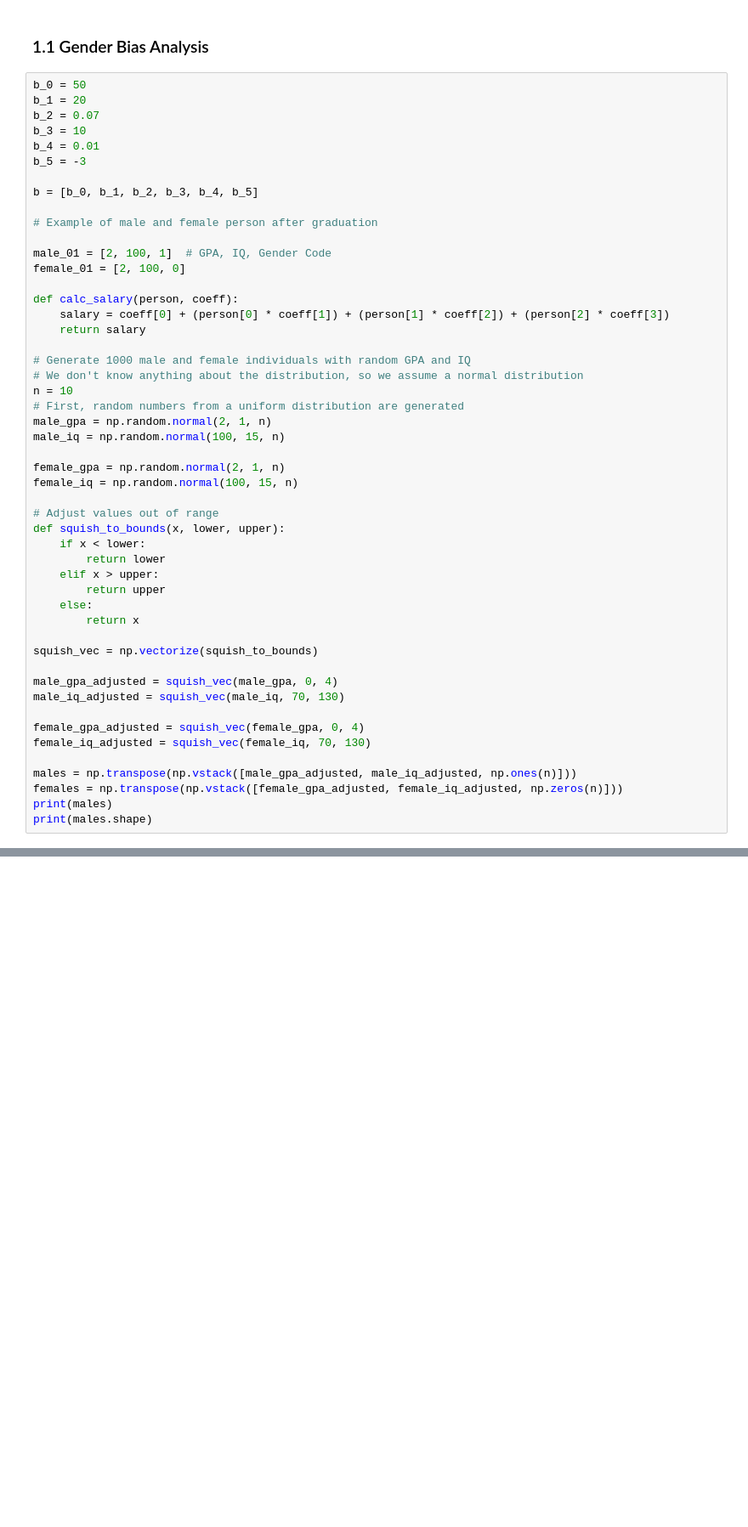
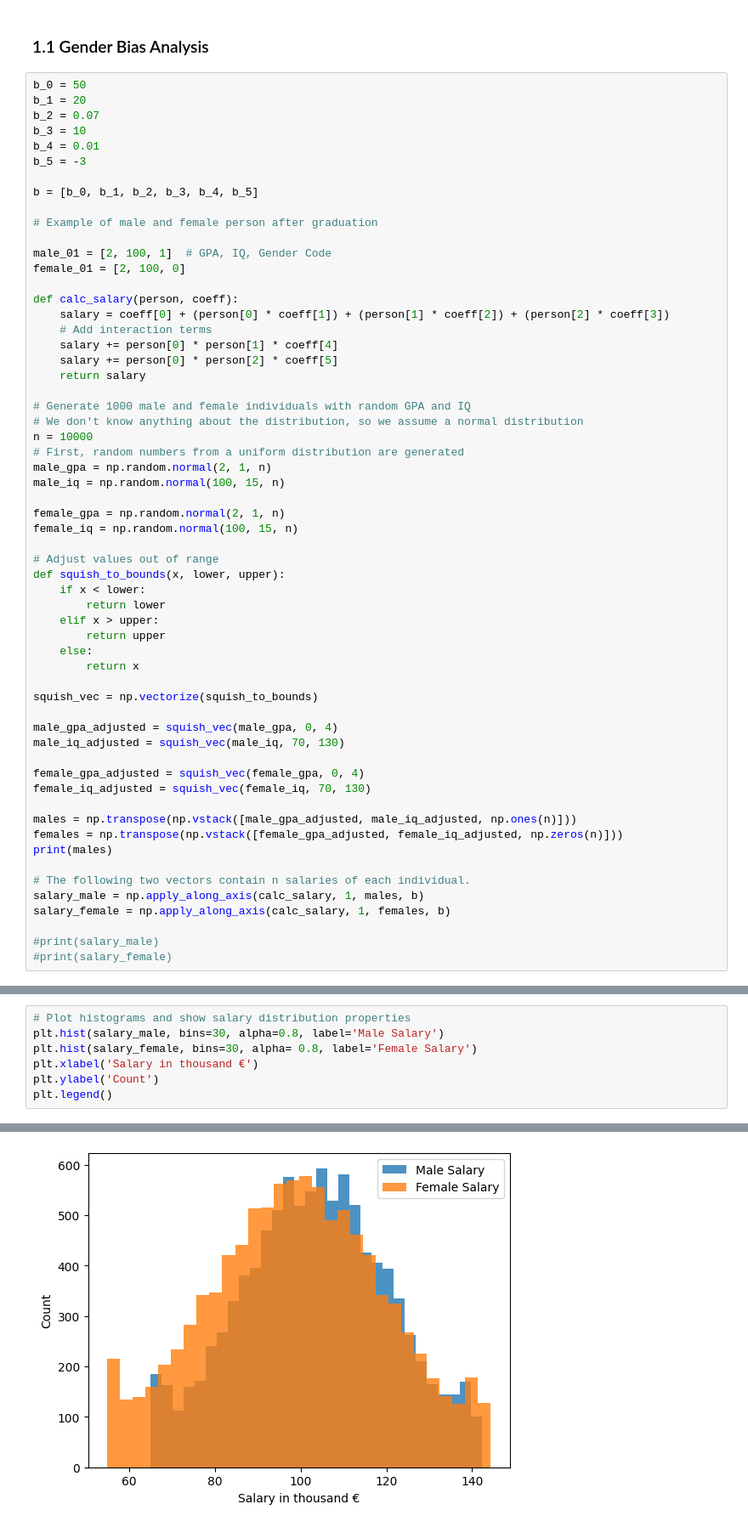
Before and after one commit to KSandfort/data_mining_course, a Jupyter notebook: lab1/lab1.ipynb, the cells around one changed output, grey strips where cells are left out. Shown at 85% size. Cells and saved outputs as stored; diff of their text form; blank space fills up the shorter version.

```diff
--- a/lab1/lab1.ipynb
+++ b/lab1/lab1.ipynb
@@ -28,11 +29,14 @@ female_01 = [2, 100, 0]
 
 def calc_salary(person, coeff):
     salary = coeff[0] + (person[0] * coeff[1]) + (person[1] * coeff[2]) + (person[2] * coeff[3])
+    # Add interaction terms
+    salary += person[0] * person[1] * coeff[4]
+    salary += person[0] * person[2] * coeff[5]
     return salary
 
 # Generate 1000 male and female individuals with random GPA and IQ
 # We don't know anything about the distribution, so we assume a normal distribution
-n = 10
+n = 10000
 # First, random numbers from a uniform distribution are generated
 male_gpa = np.random.normal(2, 1, n)
 male_iq = np.random.normal(100, 15, n)
@@ -60,5 +64,11 @@ female_iq_adjusted = squish_vec(female_iq, 70, 130)
 males = np.transpose(np.vstack([male_gpa_adjusted, male_iq_adjusted, np.ones(n)]))
 females = np.transpose(np.vstack([female_gpa_adjusted, female_iq_adjusted, np.zeros(n)]))
 print(males)
-print(males.shape)
+
+# The following two vectors contain n salaries of each individual.
+salary_male = np.apply_along_axis(calc_salary, 1, males, b)
+salary_female = np.apply_along_axis(calc_salary, 1, females, b)
+
+#print(salary_male)
+#print(salary_female)
 # %% [output]
@@ -75,0 +82,8 @@ print(males.shape)
+# %%
+# Plot histograms and show salary distribution properties
+plt.hist(salary_male, bins=30, alpha=0.8, label='Male Salary')
+plt.hist(salary_female, bins=30, alpha= 0.8, label='Female Salary')
+plt.xlabel('Salary in thousand €')
+plt.ylabel('Count')
+plt.legend()
+# %% [output]
@@ -75,0 +91 @@ print(males.shape)
+[figure, added]
```
Also changed, not shown: parts of 10 cells of this notebook.
